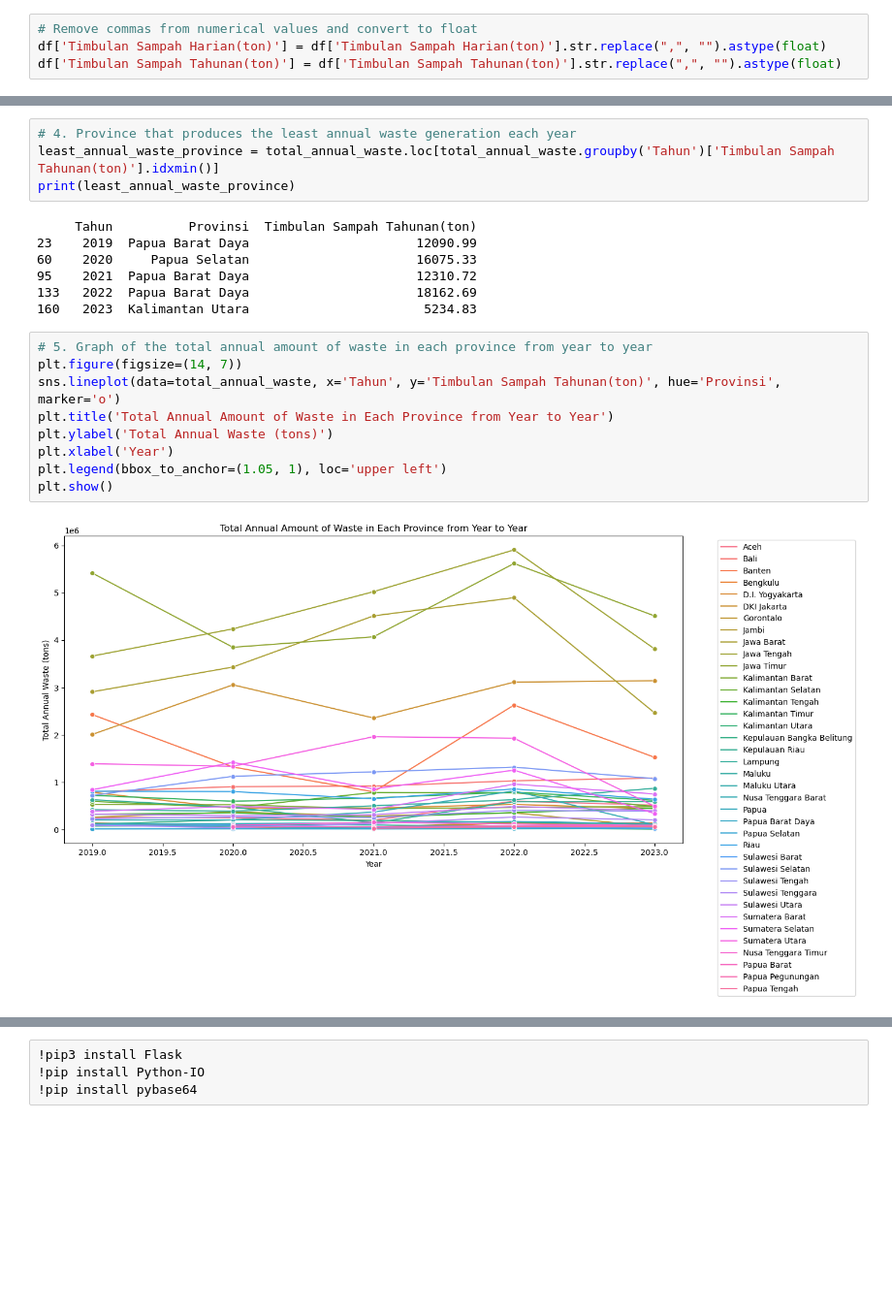
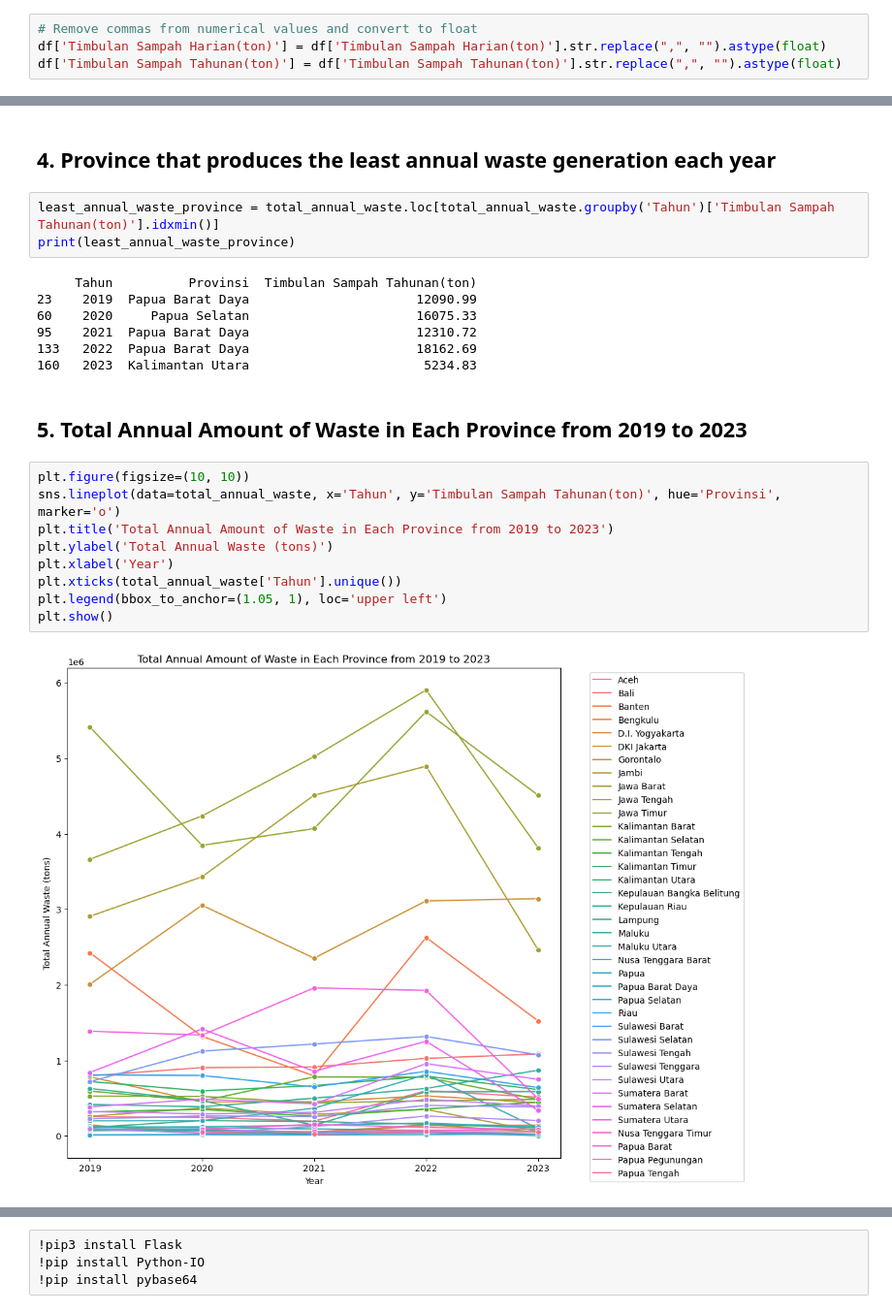
Before and after one commit to Osaraku/Course-9B-Web-Programming-with-Flask, a Jupyter notebook: Course_9B_Web_Programming_with_Flask.ipynb, the cells around one changed output, grey strips where cells are left out. Shown at 97% size. Drawn from its saved outputs; the diff is of its cells as text; blank space fills up the shorter version.

Commit message:
update the graph

```diff
--- a/Course_9B_Web_Programming_with_Flask.ipynb
+++ b/Course_9B_Web_Programming_with_Flask.ipynb
@@ -135,8 +173,9 @@ print(most_annual_waste_province)
 79    2021  Jawa Tengah                    5021888.22
 117   2022  Jawa Tengah                    5904061.08
 155   2023   Jawa Timur                    4509970.46
+# %% [markdown]
+## 4. Province that produces the least annual waste generation each year
 # %%
-# 4. Province that produces the least annual waste generation each year
 least_annual_waste_province = total_annual_waste.loc[total_annual_waste.groupby('Tahun')['Timbulan Sampah Tahunan(ton)'].idxmin()]
 print(least_annual_waste_province)
 # %% [output]
@@ -146,14 +185,16 @@ print(least_annual_waste_province)
 95    2021  Papua Barat Daya                      12310.72
 133   2022  Papua Barat Daya                      18162.69
 160   2023  Kalimantan Utara                       5234.83
+# %% [markdown]
+## 5. Total Annual Amount of Waste in Each Province from 2019 to 2023
 # %%
-# 5. Graph of the total annual amount of waste in each province from year to year
-plt.figure(figsize=(14, 7))
+plt.figure(figsize=(10, 10))
 sns.lineplot(data=total_annual_waste, x='Tahun', y='Timbulan Sampah Tahunan(ton)', hue='Provinsi', marker='o')
-plt.title('Total Annual Amount of Waste in Each Province from Year to Year')
+plt.title('Total Annual Amount of Waste in Each Province from 2019 to 2023')
 plt.ylabel('Total Annual Waste (tons)')
 plt.xlabel('Year')
+plt.xticks(total_annual_waste['Tahun'].unique())
 plt.legend(bbox_to_anchor=(1.05, 1), loc='upper left')
 plt.show()
 # %% [output]
-[figure, old version]
+[figure, new version]
```
Also changed, not shown: parts of 29 cells of this notebook, 2 other files.
